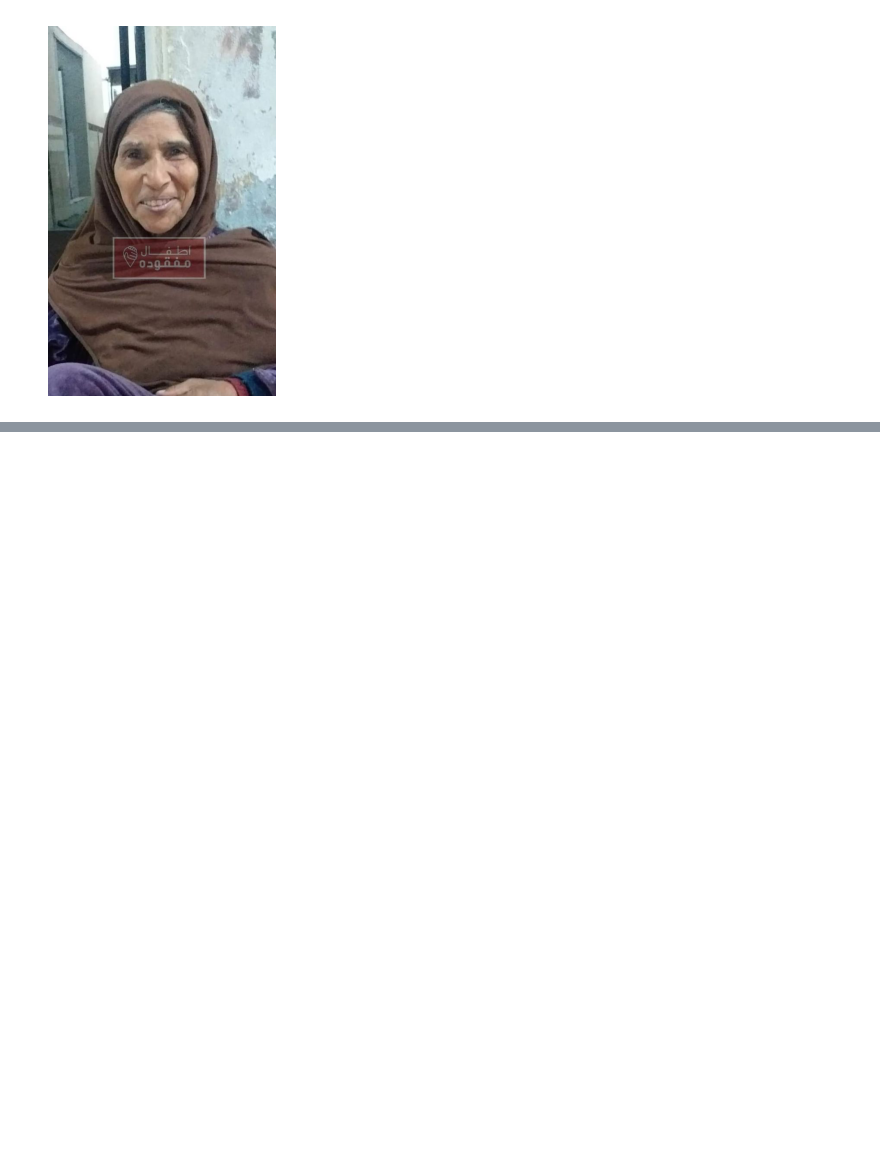
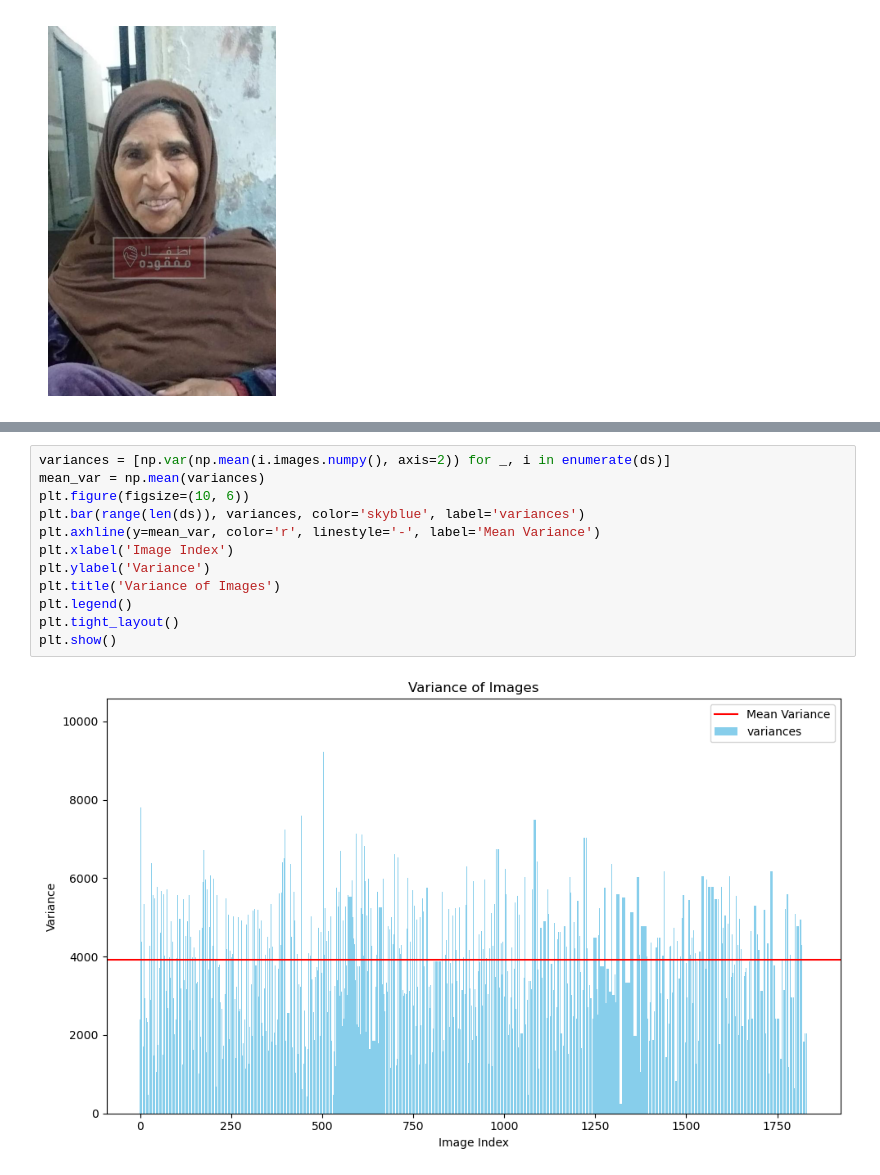
Before and after one commit to BU-Spark/ml-atfal-mafkoda-missing-children, a Jupyter notebook: EDA_Spring_24.ipynb, the cells around one changed output, grey strips where cells are left out. Drawn from its saved outputs; the diff is of its cells as text; blank space fills up the shorter version.

```diff
--- a/EDA_Spring_24.ipynb
+++ b/EDA_Spring_24.ipynb
@@ -270,0 +272,14 @@ for image in ls[:3]:
+# %%
+variances = [np.var(np.mean(i.images.numpy(), axis=2)) for _, i in enumerate(ds)]
+mean_var = np.mean(variances)
+plt.figure(figsize=(10, 6))
+plt.bar(range(len(ds)), variances, color='skyblue', label='variances')
+plt.axhline(y=mean_var, color='r', linestyle='-', label='Mean Variance')
+plt.xlabel('Image Index')
+plt.ylabel('Variance')
+plt.title('Variance of Images')
+plt.legend()
+plt.tight_layout()
+plt.show()
+# %% [output]
+[figure, added]
```
Also changed, not shown: parts of 7 cells of this notebook.
